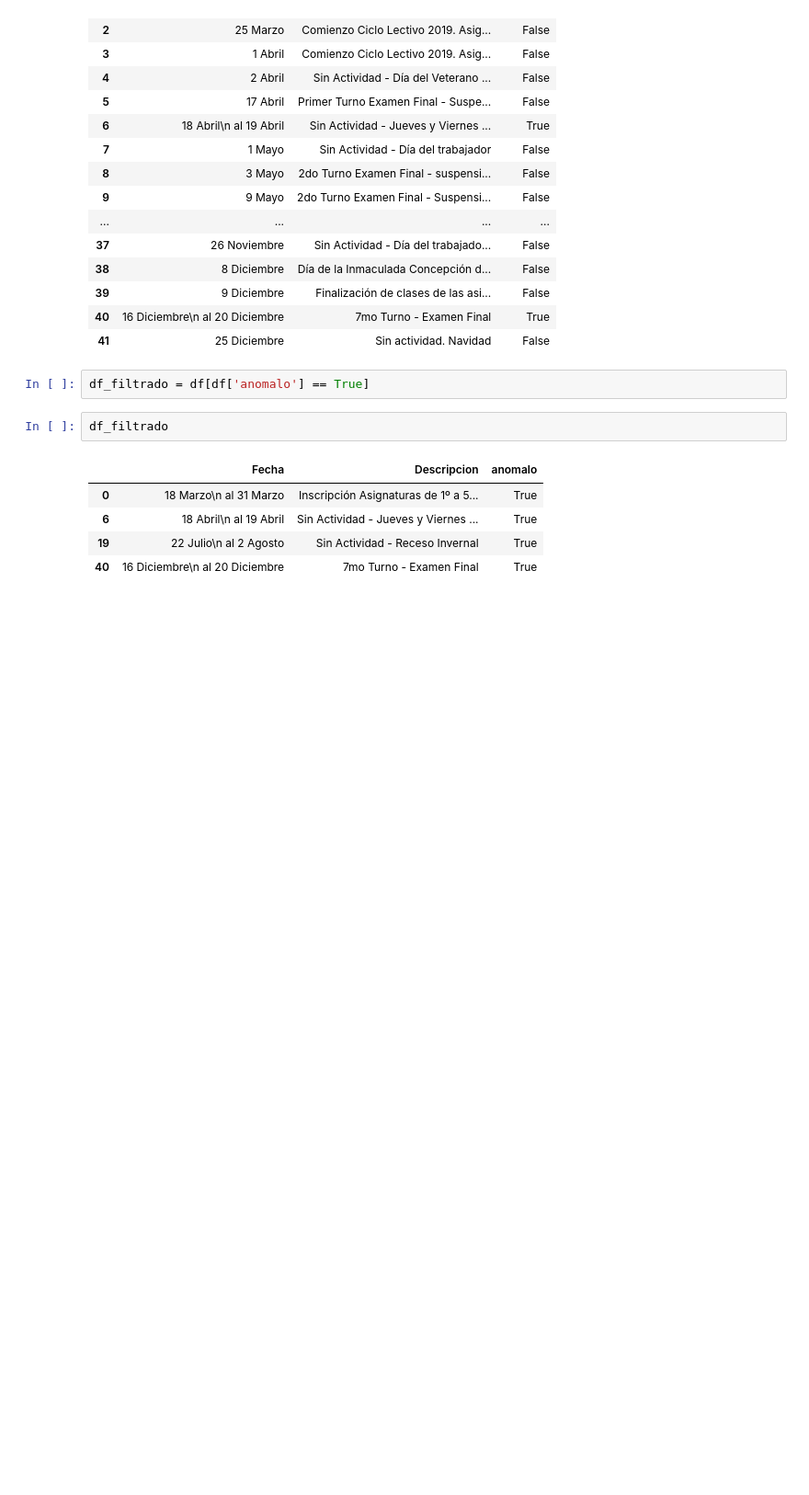
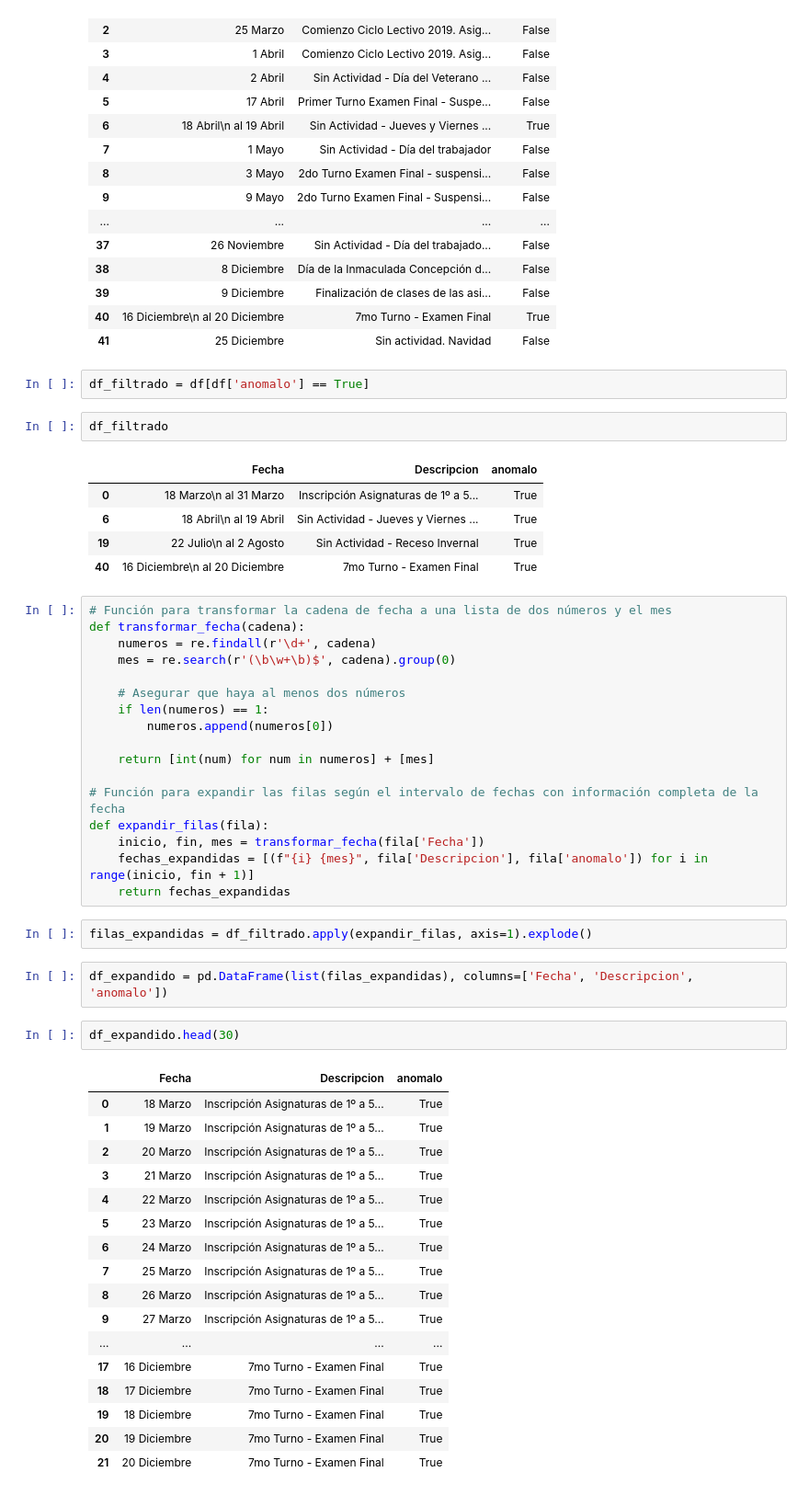
Before and after one commit to Martinerramuspe/01-SQL, a Jupyter notebook: 02-PROYECTO/05_PROCESOS_ETL/03-Dias_no_habiles/Script.ipynb, the cells around one changed output. Shown at 92% size. Saved outputs shown, nothing was run; the diff lists cells and outputs as text; blank space fills up the shorter version.

```diff
--- a/02-PROYECTO/05_PROCESOS_ETL/03-Dias_no_habiles/Script.ipynb
+++ b/02-PROYECTO/05_PROCESOS_ETL/03-Dias_no_habiles/Script.ipynb
@@ -97,3 +97,44 @@ df_filtrado
 | 6 | 18 Abril\n al 19 Abril | Sin Actividad - Jueves y Viernes ... | True |
 | 19 | 22 Julio\n al 2 Agosto | Sin Actividad - Receso Invernal | True |
 | 40 | 16 Diciembre\n al 20 Diciembre | 7mo Turno - Examen Final | True |
+# %%
+# Función para transformar la cadena de fecha a una lista de dos números y el mes
+def transformar_fecha(cadena):
+    numeros = re.findall(r'\d+', cadena)
+    mes = re.search(r'(\b\w+\b)$', cadena).group(0)
+
+    # Asegurar que haya al menos dos números
+    if len(numeros) == 1:
+        numeros.append(numeros[0])
+
+    return [int(num) for num in numeros] + [mes]
+
+# Función para expandir las filas según el intervalo de fechas con información completa de la fecha
+def expandir_filas(fila):
+    inicio, fin, mes = transformar_fecha(fila['Fecha'])
+    fechas_expandidas = [(f"{i} {mes}", fila['Descripcion'], fila['anomalo']) for i in range(inicio, fin + 1)]
+    return fechas_expandidas
+# %%
+filas_expandidas = df_filtrado.apply(expandir_filas, axis=1).explode()
+# %%
+df_expandido = pd.DataFrame(list(filas_expandidas), columns=['Fecha', 'Descripcion', 'anomalo'])
+# %%
+df_expandido.head(30)
+# %% [output]
+|  | Fecha | Descripcion | anomalo |
+| 0 | 18 Marzo | Inscripción Asignaturas de 1º a 5... | True |
+| 1 | 19 Marzo | Inscripción Asignaturas de 1º a 5... | True |
+| 2 | 20 Marzo | Inscripción Asignaturas de 1º a 5... | True |
+| 3 | 21 Marzo | Inscripción Asignaturas de 1º a 5... | True |
+| 4 | 22 Marzo | Inscripción Asignaturas de 1º a 5... | True |
+| 5 | 23 Marzo | Inscripción Asignaturas de 1º a 5... | True |
+| 6 | 24 Marzo | Inscripción Asignaturas de 1º a 5... | True |
+| 7 | 25 Marzo | Inscripción Asignaturas de 1º a 5... | True |
+| 8 | 26 Marzo | Inscripción Asignaturas de 1º a 5... | True |
+| 9 | 27 Marzo | Inscripción Asignaturas de 1º a 5... | True |
+| ... | ... | ... | ... |
+| 17 | 16 Diciembre | 7mo Turno - Examen Final | True |
+| 18 | 17 Diciembre | 7mo Turno - Examen Final | True |
+| 19 | 18 Diciembre | 7mo Turno - Examen Final | True |
+| 20 | 19 Diciembre | 7mo Turno - Examen Final | True |
+| 21 | 20 Diciembre | 7mo Turno - Examen Final | True |
```
